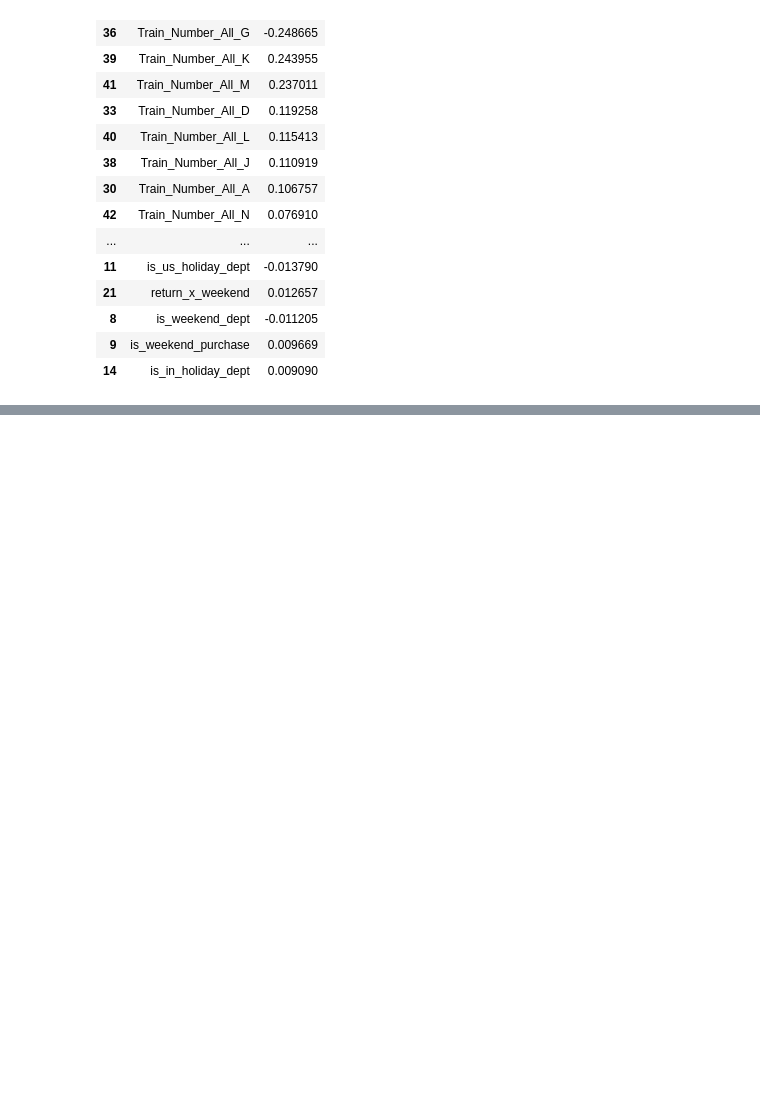
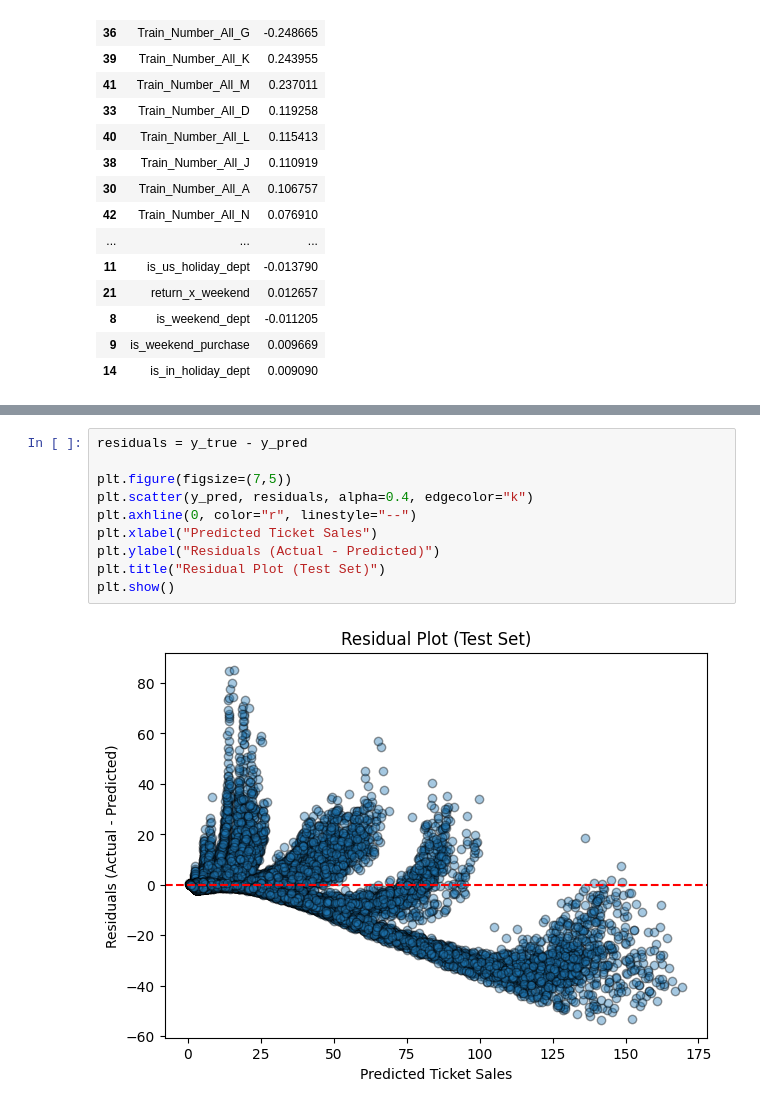
Before and after one commit to WildSphee/5101_train_ticket_prediction, a Jupyter notebook: 2_model_training.ipynb, the cells around one changed output, grey strips where cells are left out. Saved outputs shown, nothing was run; the diff lists cells and outputs as text; blank space fills up the shorter version.

```diff
--- a/2_model_training.ipynb
+++ b/2_model_training.ipynb
@@ -324,0 +355,12 @@ Stability selection (bootstrap): keeps features repeatedly chosen across resampl
+# %%
+residuals = y_true - y_pred
+
+plt.figure(figsize=(7,5))
+plt.scatter(y_pred, residuals, alpha=0.4, edgecolor="k")
+plt.axhline(0, color="r", linestyle="--")
+plt.xlabel("Predicted Ticket Sales")
+plt.ylabel("Residuals (Actual - Predicted)")
+plt.title("Residual Plot (Test Set)")
+plt.show()
+# %% [output]
+[figure, added]
```
Also changed, not shown: parts of 7 cells of this notebook.
